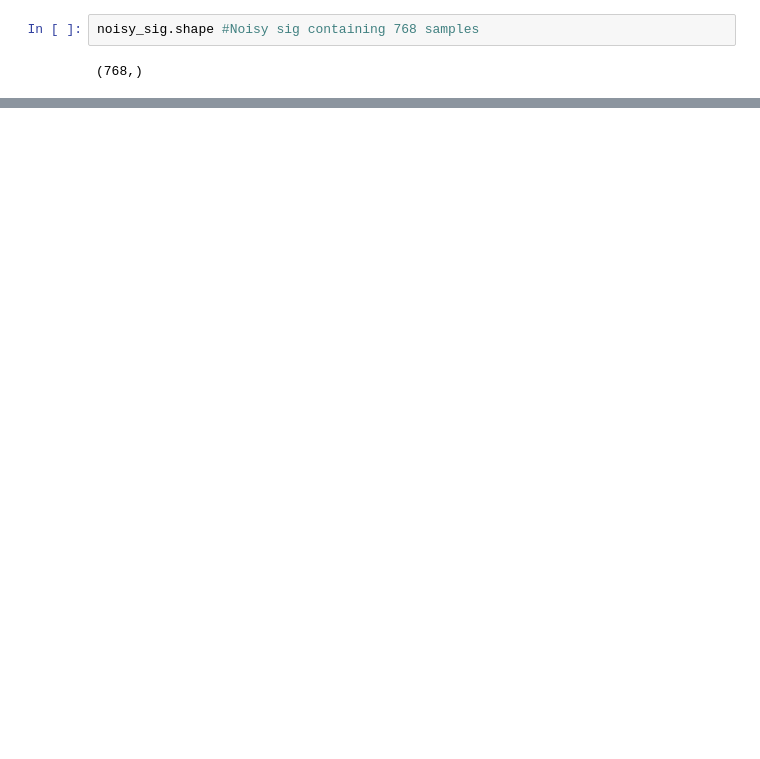
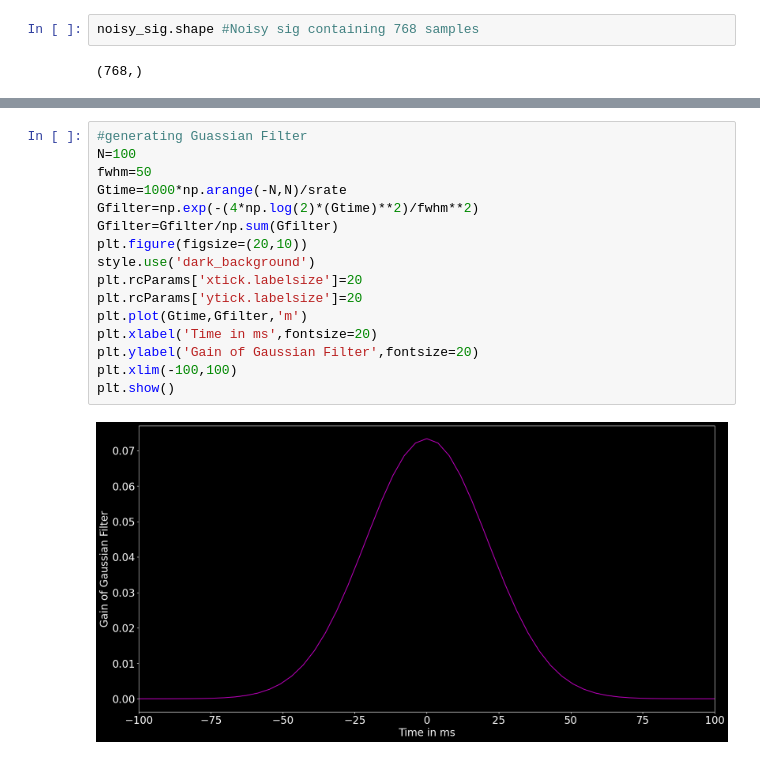
Before and after one commit to RahulChowdary221/Hello-DSP, a Jupyter notebook: signalDenoiser.ipynb, the cells around one changed output, grey strips where cells are left out. Cells and saved outputs as stored; diff of their text form; blank space fills up the shorter version.

```diff
--- a/signalDenoiser.ipynb
+++ b/signalDenoiser.ipynb
@@ -61,0 +89,18 @@ plt.show() #due to unavailabilty of samples at last, it needs 30 samples after l
+# %%
+#generating Guassian Filter
+N=100
+fwhm=50
+Gtime=1000*np.arange(-N,N)/srate
+Gfilter=np.exp(-(4*np.log(2)*(Gtime)**2)/fwhm**2)
+Gfilter=Gfilter/np.sum(Gfilter)
+plt.figure(figsize=(20,10))
+style.use('dark_background')
+plt.rcParams['xtick.labelsize']=20
+plt.rcParams['ytick.labelsize']=20
+plt.plot(Gtime,Gfilter,'m')
+plt.xlabel('Time in ms',fontsize=20)
+plt.ylabel('Gain of Gaussian Filter',fontsize=20)
+plt.xlim(-100,100)
+plt.show()
+# %% [output]
+[figure, added]
```
Also changed, not shown: parts of 6 cells of this notebook.
